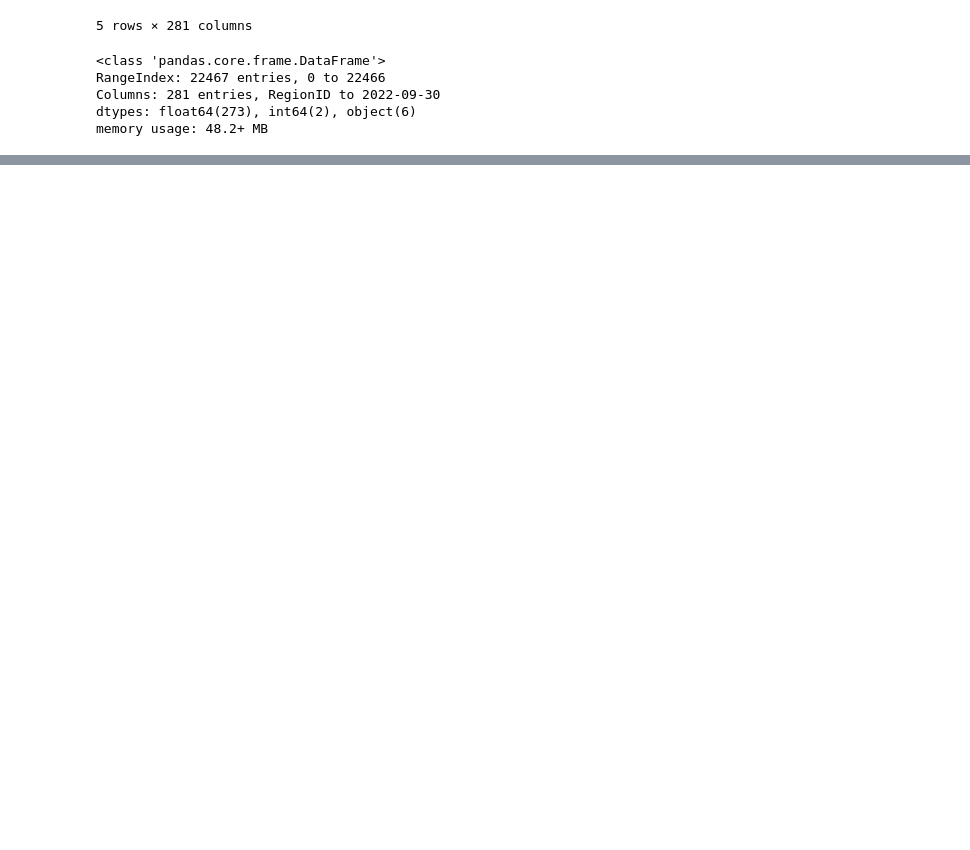
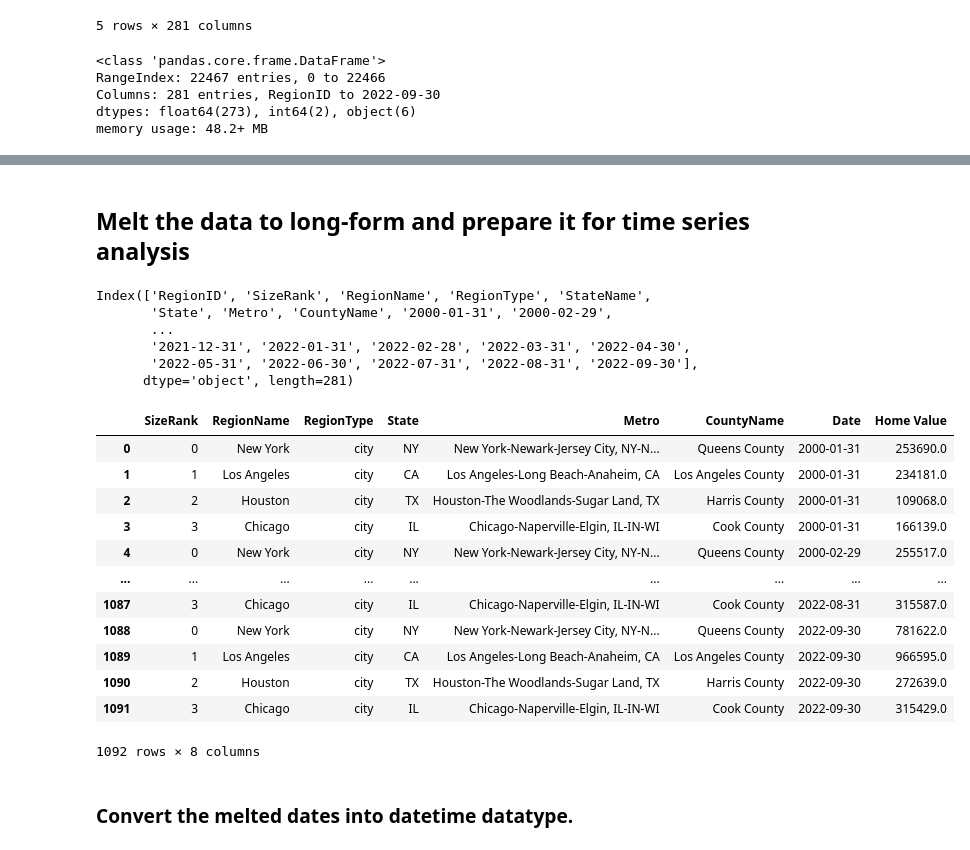
Before and after one commit to ericakitano/data-visualization-week-17-core-assignment-2---Preparing-Time-Series-from-Wide-Form-Data, a Jupyter notebook: Core 2 - Preparing Time Series from Wide-Form Data.ipynb, the cells around one changed output, grey strips where cells are left out. Drawn from its saved outputs; the diff is of its cells as text; code cells hidden in the pictures; blank space fills up the shorter version.

```diff
--- a/Core 2 - Preparing Time Series from Wide-Form Data.ipynb
+++ b/Core 2 - Preparing Time Series from Wide-Form Data.ipynb
@@ -26,0 +31,6 @@ memory usage: 48.2+ MB
+# %%
+#create a copy of the dataframe
+df2 = df.copy()
+# %%
+#create filter
+large_cities_filter = (df2['SizeRank'] >= 0) & (df2['SizeRank'] <=3)
@@ -26,0 +47,3 @@ memory usage: 48.2+ MB
+# %%
+#apply filter
+df2 = df2[large_cities_filter]
@@ -26,0 +59,32 @@ memory usage: 48.2+ MB
+# %% [markdown]
+## Melt the data to long-form and prepare it for time series analysis
+# %%
+df2.columns
+# %% [output]
+Index(['RegionID', 'SizeRank', 'RegionName', 'RegionType', 'StateName',
+       'State', 'Metro', 'CountyName', '2000-01-31', '2000-02-29',
+       ...
+       '2021-12-31', '2022-01-31', '2022-02-28', '2022-03-31', '2022-04-30',
+       '2022-05-31', '2022-06-30', '2022-07-31', '2022-08-31', '2022-09-30'],
+      dtype='object', length=281)
+# %%
+melted = pd.melt(df2.drop(columns=['RegionID','StateName']),
+                 id_vars=['SizeRank', 'RegionName','RegionType','State','Metro','CountyName'],
+                value_name='Home Value',var_name="Date")
+melted
+# %% [output]
+|  | SizeRank | RegionName | RegionType | State | Metro | CountyName | Date | Home Value |
+| 0 | 0 | New York | city | NY | New York-Newark-Jersey City, NY-N... | Queens County | 2000-01-31 | 253690.0 |
+| 1 | 1 | Los Angeles | city | CA | Los Angeles-Long Beach-Anaheim, CA | Los Angeles County | 2000-01-31 | 234181.0 |
+| 2 | 2 | Houston | city | TX | Houston-The Woodlands-Sugar Land, TX | Harris County | 2000-01-31 | 109068.0 |
+| 3 | 3 | Chicago | city | IL | Chicago-Naperville-Elgin, IL-IN-WI | Cook County | 2000-01-31 | 166139.0 |
+| 4 | 0 | New York | city | NY | New York-Newark-Jersey City, NY-N... | Queens County | 2000-02-29 | 255517.0 |
+| ... | ... | ... | ... | ... | ... | ... | ... | ... |
+| 1087 | 3 | Chicago | city | IL | Chicago-Naperville-Elgin, IL-IN-WI | Cook County | 2022-08-31 | 315587.0 |
+| 1088 | 0 | New York | city | NY | New York-Newark-Jersey City, NY-N... | Queens County | 2022-09-30 | 781622.0 |
+| 1089 | 1 | Los Angeles | city | CA | Los Angeles-Long Beach-Anaheim, CA | Los Angeles County | 2022-09-30 | 966595.0 |
+| 1090 | 2 | Houston | city | TX | Houston-The Woodlands-Sugar Land, TX | Harris County | 2022-09-30 | 272639.0 |
+| 1091 | 3 | Chicago | city | IL | Chicago-Naperville-Elgin, IL-IN-WI | Cook County | 2022-09-30 | 315429.0 |
+1092 rows × 8 columns
+# %% [markdown]
+### Convert the melted dates into datetime datatype.
```
Also changed, not shown: parts of 15 cells of this notebook.
